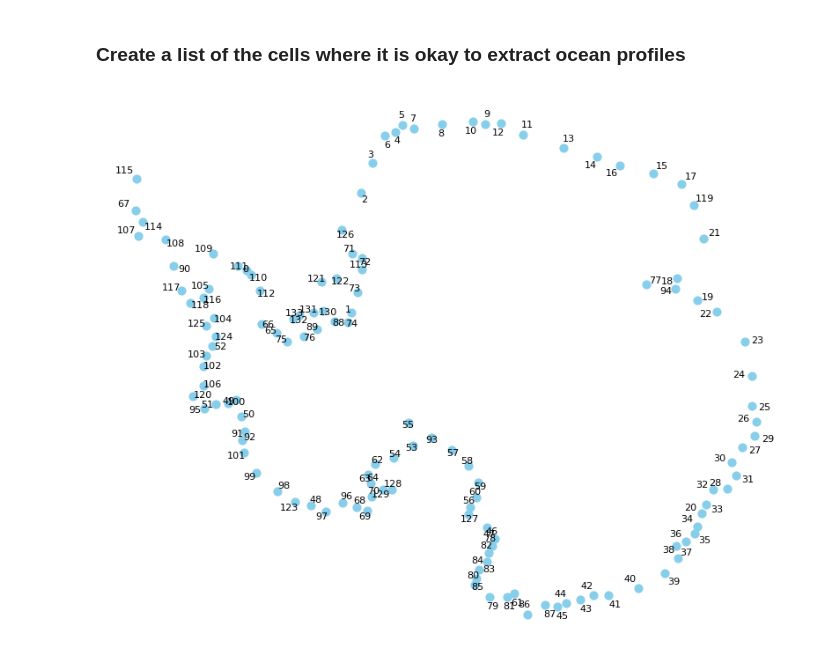
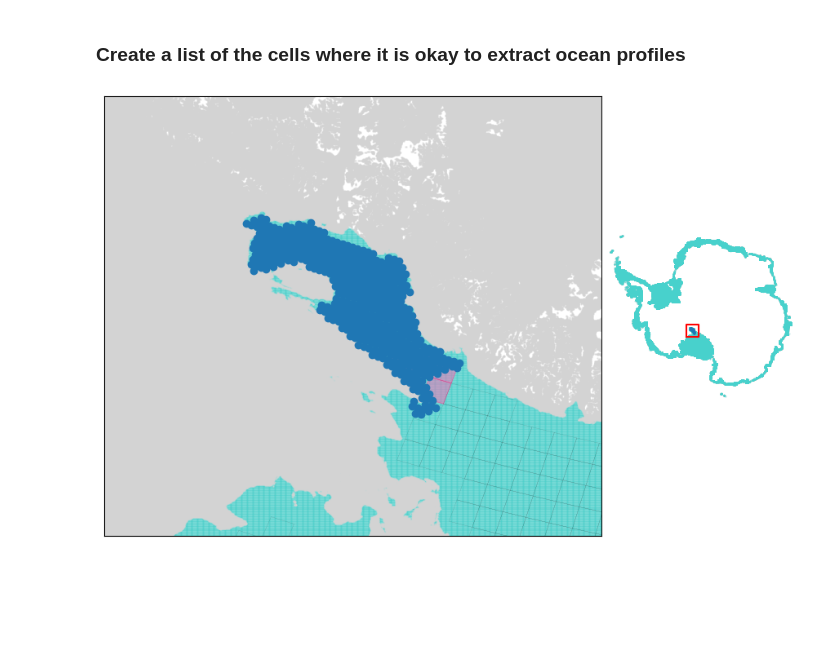
Before and after one commit to hockenden97/simpleNN_basal_melt, a Jupyter notebook: AIAI_scripts_notebooks/NEMO_full_process_function.ipynb, the cells around one changed output. Drawn from its saved outputs; the diff is of its cells as text; code cells hidden in the pictures; blank space fills up the shorter version.

```diff
--- a/AIAI_scripts_notebooks/NEMO_full_process_function.ipynb
+++ b/AIAI_scripts_notebooks/NEMO_full_process_function.ipynb
@@ -24,19 +24,22 @@ from scipy.spatial import cKDTree
 
 # NEMO simulation temperature and salinity profiles
 filepath_nemo_output = '/bettik/ockendeh/SCRIPTS/simpleNN_basal_melt/AIAI_data/ECM71-ico-LR-pi-01.pi_1883_1Y_grid_T.nc'
-filepath_nemo_output = '/bettik/ockendeh/NEMO_simulations/TGCC/eORCA1.L75-TOTO_y1985.1y_gridT.nc'
-filepath_nemo_output = '/bettik/ockendeh/NEMO_simulations/TGCC/eORCA1.L75-TOTO_1y_NN_1979-1979_0000.nc'
+#filepath_nemo_output = '/bettik/ockendeh/NEMO_simulations/TGCC/eORCA1.L75-TOTO_y1985.1y_gridT.nc'
+#filepath_nemo_output = '/bettik/ockendeh/NEMO_simulations/TGCC/eORCA1.L75-TOTO_1y_NN_1979-1979.nc'
 
 # NEMO full grid coords
 filepath_domain_cfg = '/bettik/ockendeh/NEMO_simulations/TGCC/eORCA1.4.3_CavsForNN_domain_cfg.nc'
 
 # Set the filepaths
 # The target grid mask
-filepath_mask = '/bettik/ockendeh/NEMO_simulations/NEMO025_bmach_geometric_masks.nc'
+#filepath_mask = '/bettik/ockendeh/NEMO_simulations/NEMO025_bmach_geometric_masks.nc'
+filepath_mask = '/bettik/ockendeh/NEMO_simulations/OPM026_geometric_masks_newbasins.nc'
 # The target grid geometry
-filepath_geomvars = '/bettik/ockendeh/NEMO_simulations/NEMO025_bmach_geom_vars.nc'
+#filepath_geomvars = '/bettik/ockendeh/NEMO_simulations/NEMO025_bmach_geom_vars.nc'
+filepath_geomvars = '/bettik/ockendeh/NEMO_simulations/OPM026_geom_vars_frac1.nc'
 # The eORCA1 bedmachine mask
 filepath_eORCA1_bmach_masks = '/bettik/ockendeh/NEMO_simulations/eORCA1_bmach_masks.nc'
+filepath_domain_CFG = '/bettik/ockendeh/NEMO_simulations/TGCC/eORCA1.4.3_CavsForNN_domain_cfg.nc'
 
 # Neural network filepaths
 path_model = '/bettik/ockendeh/NEMO_simulations/models/'
@@ -44,7 +47,7 @@ path_norm_metrics = '/bettik/ockendeh/NEMO_simulations/models/'
 
 # And the location of the output files
 folder_nn_output = '/bettik/ockendeh/SCRIPTS/simpleNN_basal_melt/data/processing_ho/'
-simulation = 'DUM001' # Can potentially be set from the input
+simulation = 'DUM002' # Can potentially be set from the input
 year_of_interest = '9999' # Can potentially be set from the input
 filepath_nn_output = folder_nn_output + 'nn_output_melt' '_' + simulation + '_' + year_of_interest + '.nc'
 
@@ -53,6 +56,7 @@ filepath_nn_output = folder_nn_output + 'nn_output_melt' '_' + simulation + '_'
 this_collection = 'OPM026_OPM0263_OPM031_OPM016_OPM018_OPM021_ctrl94_isf94_isfru94'
 exp_name = 'slope_front'
 join_ice_shelves = False
+nemo_version = '5'
 # %% [markdown]
 ## Apply neural network
 # %%
@@ -121,3 +134,5 @@ purple
 # A more in depth look at what is happening in the apply_nn_to_NEMO function
 # %% [markdown]
 ### Load in the NEMO data, masks associated, and the target grid for the NN
+# %%
+filepath_nemo_output = '/bettik/ockendeh/NEMO_simulations/test_data/gridT_1979.nc'
@@ -194,5 +218,5 @@ tree = cKDTree(ocean_points)
 # %%
-plot_basin_nos_map = True
+plot_basin_nos_map = False
 if plot_basin_nos_map == True:
     fig, ax = plt.subplots(1,1, figsize = (10,8))
     for kk in range(len(basin_nos)):
@@ -212,17 +236,15 @@ if plot_basin_nos_map == True:
         else:
           plt.annotate(int(i), xy = (0,0), xytext = (np.mean(x_cavs)*0.96, np.mean(y_cavs)*0.96), fontsize = 8, ha = 'center', va = 'center')
     ax.axis('off');
-# %% [output]
-[figure, removed]
 # %%
 # To look at which ocean cells are extracted for each individual basin
-plot_figure = False
+plot_figure = True
 if plot_figure == True:
     #kk = 100
     #i = basin_nos[kk]
     #i = 104 #(A good example where it comes around the corner)
     i = 125 ## AAAAh George VI
-    i = 24
+    i = 55
     mask_basin_cavs = (basins_NEMO == i) & (masks.closed_cavities == 1)
     # Extract these points
     idx = np.where(mask_basin_cavs == 1)
@@ -302,38 +324,40 @@ if plot_figure == True:
     plt.subplots_adjust(wspace = 0)
 
     ax = axs[0]
-    ax.fill(x_oceanhere, y_oceanhere, c = 'lightpink', zorder = 2, alpha = 0.5);
-    ax.fill(x_illushere, y_illushere, c = 'hotpink', zorder = 1, alpha = 0.5);
+    ax.fill(x_oceanhere, y_oceanhere, c = 'hotpink', zorder = 2, alpha = 0.5);
+    #ax.fill(x_illushere, y_illushere, c = 'lightpink', zorder = 1, alpha = 0.5);
     ax.plot(x_grid, y_grid, c = 'k', linewidth = 0.1, zorder = 10, alpha = 0.5);
     value = 3
     ax.scatter(xbmach[bmach3.mask == value], ybmach[bmach3.mask == value], s = 0.5, c = 'mediumturquoise', \
               label = '', zorder = 0, alpha = 0.2)
     value = 2
     ax.scatter(xbmach[bmach3.mask == value], ybmach[bmach3.mask == value], s = 0.5, c = 'lightgrey', \
               label = '', zorder = 0, alpha = 0.5)
     value = 0
     ax.scatter(xbmach[bmach3.mask == value], ybmach[bmach3.mask == value], s = 0.5, c = 'paleturquoise', \
               label = 'Ocean', zorder = 0, alpha = 0.5)
     #ax.axis('equal')
     ax.set_xlim(np.min(x_cavs)-rang*0.2, np.max(x_cavs) + rang*0.2)
     ax.set_ylim(np.min(y_cavs)-rang*0.2, np.max(y_cavs) + rang*0.2)
 
     ax.scatter(x_cavs, y_cavs, zorder = 10)
     ax.set_xticks([]), ax.set_yticks([])
 
     ax = axs[1]
     ax.scatter(x_cavs, y_cavs, s = 0.05)
     ax.plot((np.min(x_cavs) - rang*0.2, np.min(x_cavs) - rang*0.2, \
              np.max(x_cavs) + rang*0.2, np.max(x_cavs) + rang*0.2, \
              np.min(x_cavs) - rang*0.2), \
             (np.min(y_cavs) - rang*0.2, \
              np.max(y_cavs) + rang*0.2, np.max(y_cavs) + rang*0.2, \
              np.min(y_cavs) - rang*0.2, np.min(y_cavs) - rang*0.2), c = 'red')
     value = 3
     ax.scatter(xbmach[bmach3.mask == value], ybmach[bmach3.mask == value], s = 0.05, c = 'mediumturquoise', \
               label = '', zorder = 0, alpha = 0.2)
     ax.axis('equal')
     ax.set_xticks([]), ax.set_yticks([])
     ax.axis('off')
 
     fig.savefig('FIGURES/howtoselectoceancells.jpg', dpi = 200, bbox_inches = 'tight')
+# %% [output]
+[figure, added]
```
Also changed, not shown: parts of 45 cells of this notebook, 3 other files.
